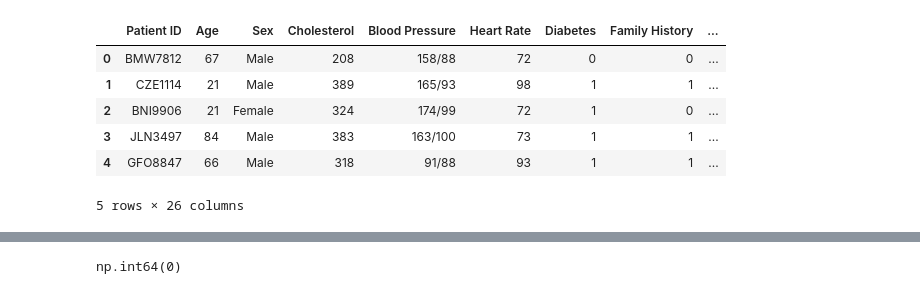
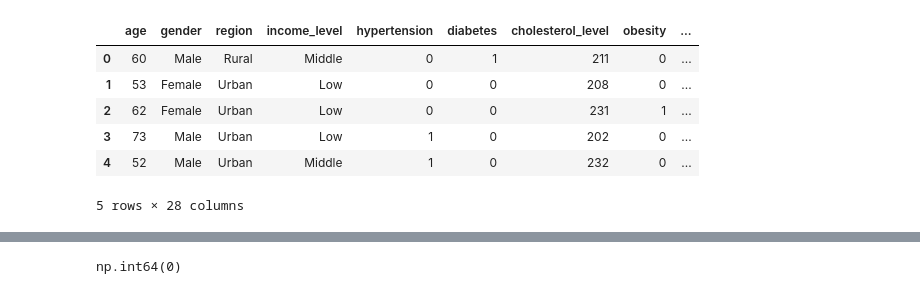
Before and after one commit to Akila-Prabath/Heart-Attack-Predictor, a Jupyter notebook: notebooks/FC212013_Maleesha/eda.ipynb, the cells around one changed output, grey strips where cells are left out. Saved outputs shown, nothing was run; the diff lists cells and outputs as text; code cells hidden in the pictures.

```diff
--- a/notebooks/FC212013_Maleesha/eda.ipynb
+++ b/notebooks/FC212013_Maleesha/eda.ipynb
@@ -1,20 +1,20 @@
 # %%
 import pandas as pd
 import numpy as np
 import matplotlib.pyplot as plt
 import seaborn as sns
 
 # Load dataset
-df = pd.read_csv("../../data/raw/heart_attack_prediction_dataset.csv")
+df = pd.read_csv("../../data/raw/heart_attack_prediction.csv")
 df.head()
 # %% [output]
-|  | Patient ID | Age | Sex | Cholesterol | Blood Pressure | Heart Rate | Diabetes | Family History | ... |
-| 0 | BMW7812 | 67 | Male | 208 | 158/88 | 72 | 0 | 0 | ... |
-| 1 | CZE1114 | 21 | Male | 389 | 165/93 | 98 | 1 | 1 | ... |
-| 2 | BNI9906 | 21 | Female | 324 | 174/99 | 72 | 1 | 0 | ... |
-| 3 | JLN3497 | 84 | Male | 383 | 163/100 | 73 | 1 | 1 | ... |
-| 4 | GFO8847 | 66 | Male | 318 | 91/88 | 93 | 1 | 1 | ... |
+|  | age | gender | region | income_level | hypertension | diabetes | cholesterol_level | obesity | ... |
+| 0 | 60 | Male | Rural | Middle | 0 | 1 | 211 | 0 | ... |
+| 1 | 53 | Female | Urban | Low | 0 | 0 | 208 | 0 | ... |
+| 2 | 62 | Female | Urban | Low | 0 | 0 | 231 | 1 | ... |
+| 3 | 73 | Male | Urban | Low | 1 | 0 | 202 | 0 | ... |
+| 4 | 52 | Male | Urban | Middle | 1 | 0 | 232 | 0 | ... |
-5 rows × 26 columns
+5 rows × 28 columns
 # %%
 print(df.shape)
 df.info()
```
Also changed, not shown: parts of 8 cells of this notebook, 8 other files.
